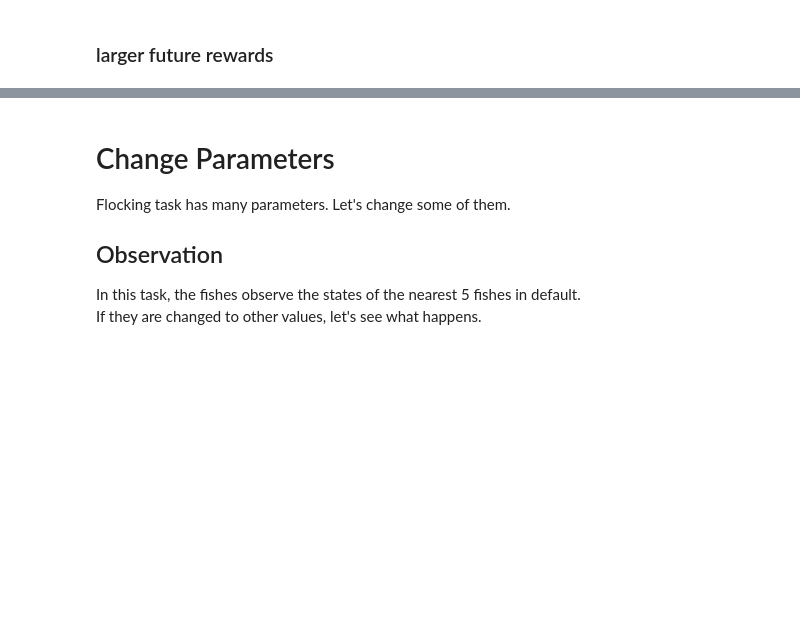
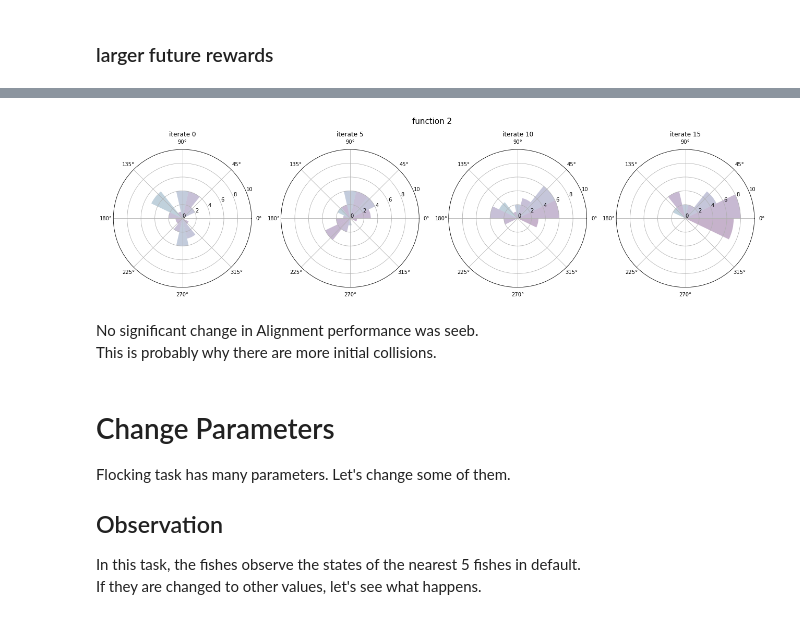
Before and after one commit to google/evojax, a Jupyter notebook: examples/notebooks/FlockingExploration.ipynb, the cells around one changed output, grey strips where cells are left out. Drawn from its saved outputs; the diff is of its cells as text; code cells hidden in the pictures; blank space fills up the shorter version.

```diff
--- a/examples/notebooks/FlockingExploration.ipynb
+++ b/examples/notebooks/FlockingExploration.ipynb
@@ -117,8 +117,7 @@ def render(task, algo, policy):
     while not done:
         act, policy_s = act_fn(task_s, params, policy_s)
         task_s, r, done = step_fn(task_s, act)
-        if step % 10 == 0:
-            state_list.append(task_s.state[0])
+        state_list.append(task_s.state[0])
         step += 1
         reward = reward + r
         images.append(FlockingTask.render(task_s, 0))
@@ -278,3 +281,31 @@ Function0 showed a rapid alignment to increase rewards.
+# %%
+theta_list2 = []
+
+for i in range(0, 4):
+    theta_list2.append(jnp.mod(state_list2[i*5][:, 2], jnp.pi*2))
+
+count2 = np.zeros(shape=(4, divi_num))
+
+for i in range(0, 4):
+    for j in range(0, divi_num-1):
+        count2[i][j] = jnp.sum(jnp.where((theta_list2[i]>x[j]) & (theta_list2[i]<x[j+1]), 1, 0))
+
+fig = plt.figure(figsize=(18, 5), tight_layout=True)
+
+for i in range(0, 4):
+    ax = plt.subplot(1, 4, i+1, projection="polar")
+    ax.bar(x, count2[i], width=width, bottom=0.0, color=colors, alpha=0.3, align='edge')
+    ax.set_yticks(np.arange(0, 11, 2))
+    ax.set_title('iterate ' + str(5*i))
+
+fig.suptitle('function 2', fontsize=15)
+plt.savefig('circle_plot2.png')
+plt.show()
+# %% [output]
+[figure, added]
+# %% [markdown]
+No significant change in Alignment performance was seeb.
+This is probably why there are more initial collisions.
 # %% [markdown]
 # Change Parameters
 Flocking task has many parameters. Let's change some of them.
```
Also changed, not shown: parts of 9 cells of this notebook.
